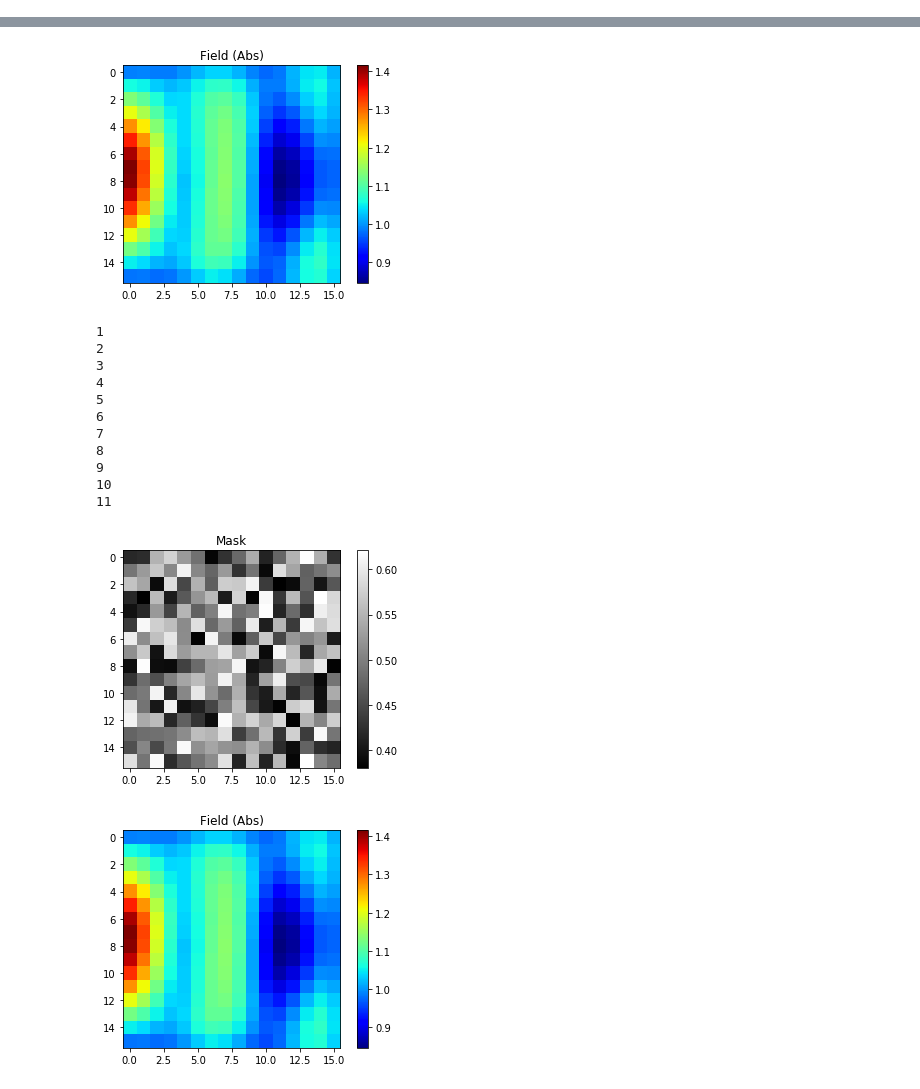
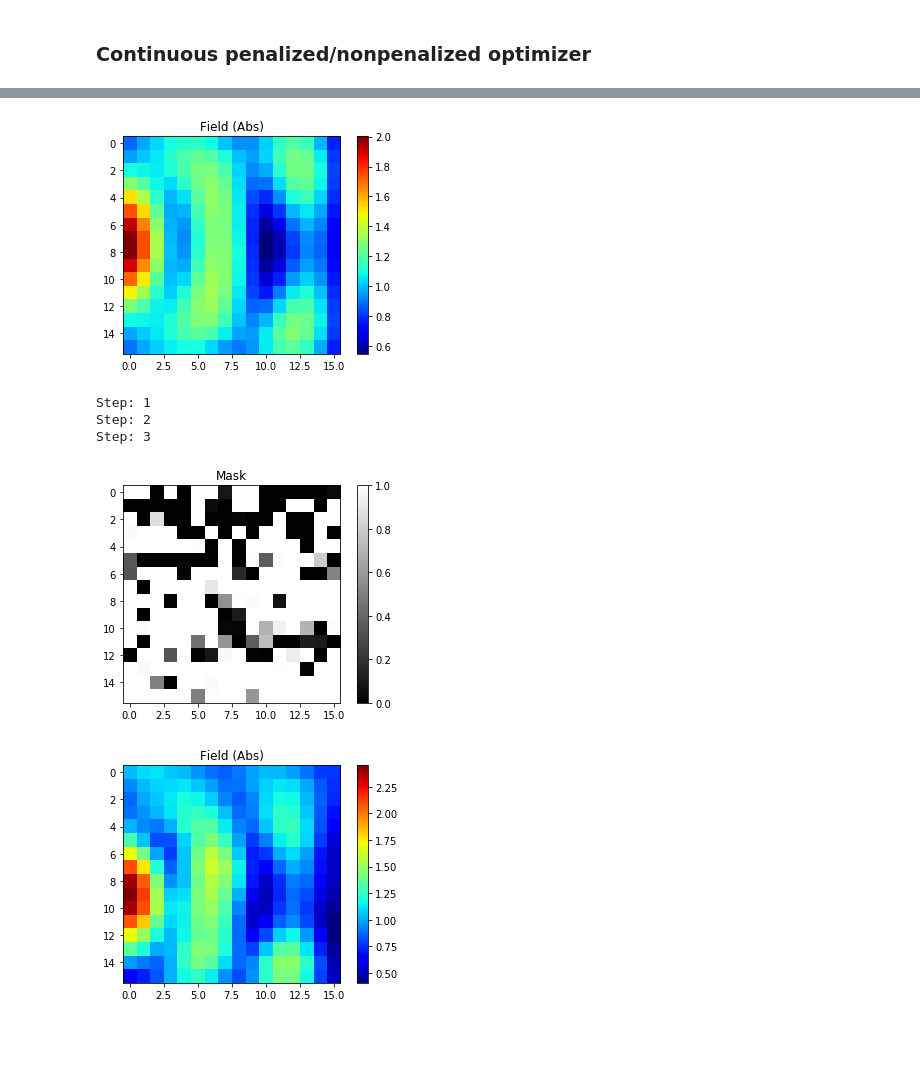
Before and after one commit to archilless/Minin, a Jupyter notebook: project.ipynb, the cells around one changed output, grey strips where cells are left out. Drawn from its saved outputs; the diff is of its cells as text; code cells hidden in the pictures; blank space fills up the shorter version.

```diff
--- a/project.ipynb
+++ b/project.ipynb
@@ -94,7 +96,7 @@ def solve(E,eps0,eps1):
     return E
 
 
-size = 64
+size = 16
 e =2.25
 k  = 2*np.pi/(size/1)
 F = get_plane_wave(1,k,size)
@@ -276,3 +260,5 @@ print(get_grad(mask, e, k, maxiter=300, tol = 1e-6))
+# %% [markdown]
+### Continuous penalized/nonpenalized optimizer
 # %%
 from scipy.optimize import minimize
 
@@ -293,38 +279,30 @@ def get_primal_mask(y,p=1):
 def callback(x):
     global i
     i+=1
-    print(i)
+    print("Step:",i)
 
 def penalty(x,p):
-    #return np.sum(1-x**p-(1-x)**p)
     return np.sum(x*(1-x))
 
-def objective(y):
+def cont_objective(y):
     mask = get_primal_mask(y)
     eps = get_eps_from_mask(e,mask).reshape((-1,1))
     field, info = launch_solver(eps, k)
     if info !=0:
         raise RuntimeError()
-    obj = -np.max(np.abs(field))#+penalty(mask,20)*0.01
-    #print(obj)
+    obj = -np.max(np.abs(field))+penalty(mask,20)*0.1
     return obj
 
 def get_random_mask(size):
     mask = np.random.rand(size,size)
     return mask
 
-# def search_with_restarts(num):
 
-#y = np.random.random(size,size)
-# mask =circular_mask(size)
 noize = (get_random_mask(size)-0.5)*0.5
-# mask = (mask + noize)/np.max(noize+0.001)
-#y = circular_mask(size)-0.5+noize
-#y = np.ones((size,size))*100
 y = noize
 mask = get_primal_mask(y)
 plot_solution(y)
-sol = minimize(objective,y,method = "CG",options={'maxiter': 100, 'gtol':1e-9}, callback = callback)
+sol = minimize(cont_objective,y,method = "CG",options={'maxiter': 100, 'gtol':1e-9}, callback = callback)
 best_y = sol.x.reshape(-1,size)
 plot_solution(best_y)
 # %% [output]
@@ -332,15 +310,7 @@ plot_solution(best_y)
-[figure, old version]
+[figure, new version]
-1
-2
-3
-4
-5
-6
-7
-8
-9
-10
-11
+Step: 1
+Step: 2
+Step: 3
-[figure, old version]
+[figure, new version]
-[figure, old version]
+[figure, new version]
 # %%
```
Also changed, not shown: parts of 14 cells of this notebook.
